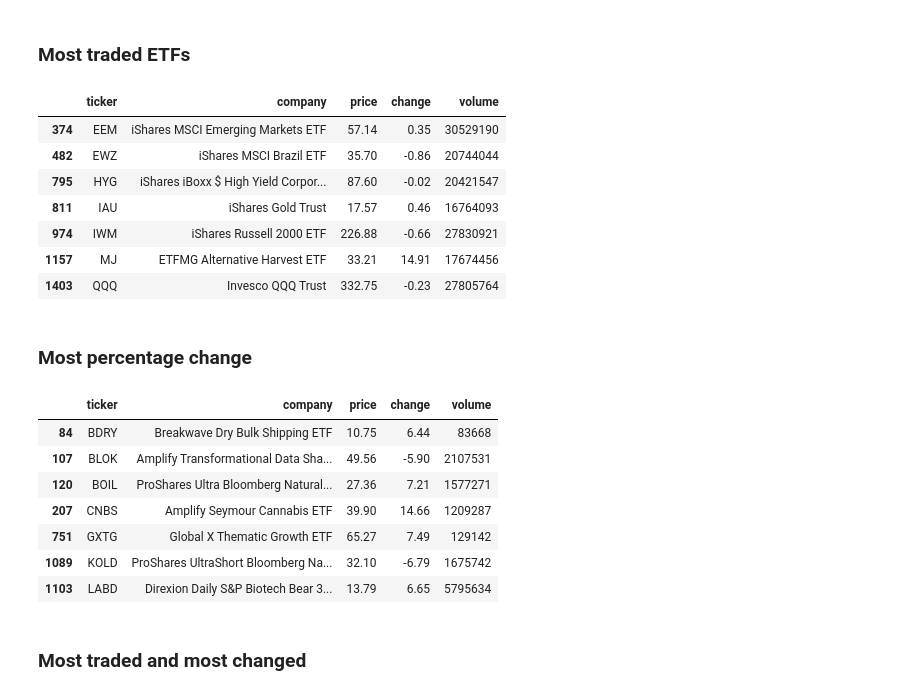
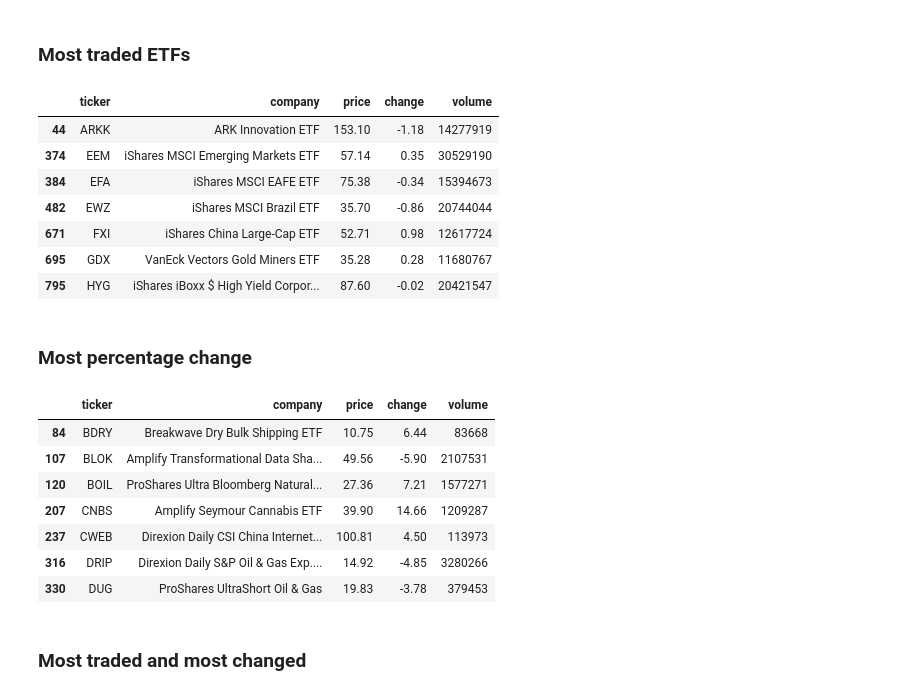
Before and after one commit to MRyderOC/StockMarketOverview, a Jupyter notebook: marketOverview.ipynb, the cells around one changed output. Drawn from its saved outputs; the diff is of its cells as text; code cells hidden in the pictures.

```diff
--- a/marketOverview.ipynb
+++ b/marketOverview.ipynb
@@ -24,14 +24,19 @@ df = df.set_index('No.') # Set the index to No. column
 for col in df.columns:
     df[col].replace('-', np.nan, inplace=True)
 
+# Price column: Data Cleaning
+def priceCalc(row):
+    return np.nan if row['Price'] is np.nan else float(row['Price'])
+df['Price'] = df.apply(priceCalc, axis='columns')
+
 # Change column: Data Cleaning
 def changeCalc(row):
-    return float(str(row['Change'])[:-1])
+    return np.nan if row['Change'] is np.nan else float(str(row['Change'])[:-1])
 df['Change'] = df.apply(changeCalc, axis='columns')
 
 # Volume column: Data Cleaning
 def volCalc(row):
-    return int(''.join(str(row.Volume).split(',')))
+    return np.nan if row['Volume'] is np.nan else int(''.join(str(row.Volume).split(',')))
 df['Volume'] = df.apply(volCalc, axis='columns')
 
 # Market Cap: Data Cleaning
@@ -560,3 +565,4 @@ accordion
 ETFs = df[df.industry == 'Exchange Traded Fund'].reset_index()
 ETFs.drop(['No.'], axis=1, inplace=True)
 ETFs.drop(['p/e', 'market_cap', 'country', 'industry', 'sector'], axis=1, inplace=True)
+ETFs.dropna(subset=['price'], inplace=True)
@@ -605,32 +626,32 @@ sns.heatmap(corETF, xticklabels=corETF.columns, yticklabels=corETF.columns, anno
 ### Most traded ETFs
 # %%
 zsVolETF = zscore(ETFs.volume)
-volumeOutliersETF = np.where(abs(zsVolETF) > 3)[0]
-ETFs.loc[volumeOutliersETF].head(7)
+volumeOutliersETF = np.where(abs(zsVolETF) > 2)[0]
+ETFs.loc[ETFs.index.intersection(volumeOutliersETF)].head(7)
 # %% [output]
 |  | ticker | company | price | change | volume |
+| 44 | ARKK | ARK Innovation ETF | 153.10 | -1.18 | 14277919 |
 | 374 | EEM | iShares MSCI Emerging Markets ETF | 57.14 | 0.35 | 30529190 |
+| 384 | EFA | iShares MSCI EAFE ETF | 75.38 | -0.34 | 15394673 |
 | 482 | EWZ | iShares MSCI Brazil ETF | 35.70 | -0.86 | 20744044 |
+| 671 | FXI | iShares China Large-Cap ETF | 52.71 | 0.98 | 12617724 |
+| 695 | GDX | VanEck Vectors Gold Miners ETF | 35.28 | 0.28 | 11680767 |
 | 795 | HYG | iShares iBoxx $ High Yield Corpor... | 87.60 | -0.02 | 20421547 |
-| 811 | IAU | iShares Gold Trust | 17.57 | 0.46 | 16764093 |
-| 974 | IWM | iShares Russell 2000 ETF | 226.88 | -0.66 | 27830921 |
-| 1157 | MJ | ETFMG Alternative Harvest ETF | 33.21 | 14.91 | 17674456 |
-| 1403 | QQQ | Invesco QQQ Trust | 332.75 | -0.23 | 27805764 |
 # %% [markdown]
 ### Most percentage change
 # %%
 zsChngETF = zscore(ETFs.change)
-changeOutliersETF = np.where(abs(zsChngETF) > 4)[0]
-ETFs.loc[changeOutliersETF].head(7)
+changeOutliersETF = np.where(abs(zsChngETF) > 3)[0]
+ETFs.loc[ETFs.index.intersection(changeOutliersETF)].head(7)
 # %% [output]
 |  | ticker | company | price | change | volume |
 | 84 | BDRY | Breakwave Dry Bulk Shipping ETF | 10.75 | 6.44 | 83668 |
 | 107 | BLOK | Amplify Transformational Data Sha... | 49.56 | -5.90 | 2107531 |
 | 120 | BOIL | ProShares Ultra Bloomberg Natural... | 27.36 | 7.21 | 1577271 |
 | 207 | CNBS | Amplify Seymour Cannabis ETF | 39.90 | 14.66 | 1209287 |
-| 751 | GXTG | Global X Thematic Growth ETF | 65.27 | 7.49 | 129142 |
-| 1089 | KOLD | ProShares UltraShort Bloomberg Na... | 32.10 | -6.79 | 1675742 |
-| 1103 | LABD | Direxion Daily S&P Biotech Bear 3... | 13.79 | 6.65 | 5795634 |
+| 237 | CWEB | Direxion Daily CSI China Internet... | 100.81 | 4.50 | 113973 |
+| 316 | DRIP | Direxion Daily S&P Oil & Gas Exp.... | 14.92 | -4.85 | 3280266 |
+| 330 | DUG | ProShares UltraShort Oil & Gas | 19.83 | -3.78 | 379453 |
 # %% [markdown]
 ### Most traded and most changed
 # %%
```
Also changed, not shown: parts of 2 cells of this notebook.
